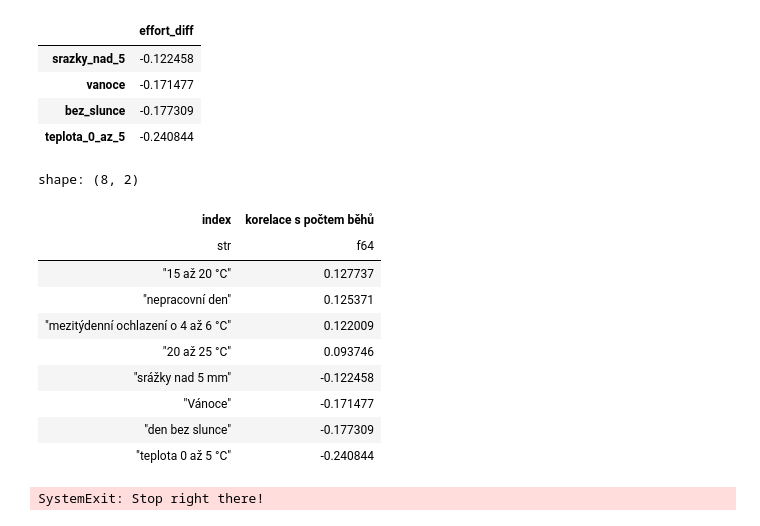
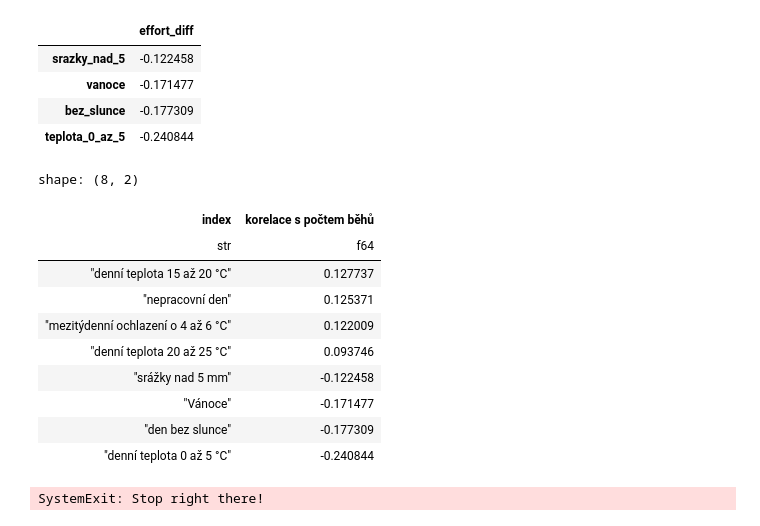
Before and after one commit to DataRozhlas/strava, a Jupyter notebook: 104_co_laka_behat.ipynb, the cells around one changed output. Saved outputs shown, nothing was run; the diff lists cells and outputs as text; code cells hidden in the pictures.

```diff
--- a/104_co_laka_behat.ipynb
+++ b/104_co_laka_behat.ipynb
@@ -808,37 +808,37 @@ pd.DataFrame(target_corr_sorted.tail(4))
 # %%
 korelace_graf = pl.concat(
     [
         pl.from_pandas(pd.DataFrame(target_corr_sorted.head(4)).reset_index()),
         pl.from_pandas(pd.DataFrame(target_corr_sorted.tail(4)).reset_index())
     ]
 ).rename(
     {'effort_diff':'korelace s počtem běhů'}
 ).with_columns(
     pl.col("index").str.replace_many(
         [
             'teplota_15_az_20','nepracovni','mezi_tyd_diff_-6_az_-4',"teplota_20_az_25","srazky_nad_5","vanoce","bez_slunce","teplota_0_az_5"
         ],
         [
-            '15 až 20 °C','nepracovní den','mezitýdenní ochlazení o 4 až 6 °C','20 až 25 °C','srážky nad 5 mm','Vánoce','den bez slunce','teplota 0 až 5 °C'
+            'denní teplota 15 až 20 °C','nepracovní den','mezitýdenní ochlazení o 4 až 6 °C','denní teplota 20 až 25 °C','srážky nad 5 mm','Vánoce','den bez slunce','denní teplota 0 až 5 °C'
         ]
     )
 )
 
 korelace_graf.write_json('data/korelace_behani.json')
 
 korelace_graf
 # %% [output]
 shape: (8, 2)
 | index | korelace s počtem běhů |
 | str | f64 |
-| "15 až 20 °C" | 0.127737 |
+| "denní teplota 15 až 20 °C" | 0.127737 |
 | "nepracovní den" | 0.125371 |
 | "mezitýdenní ochlazení o 4 až 6 °C" | 0.122009 |
-| "20 až 25 °C" | 0.093746 |
+| "denní teplota 20 až 25 °C" | 0.093746 |
 | "srážky nad 5 mm" | -0.122458 |
 | "Vánoce" | -0.171477 |
 | "den bez slunce" | -0.177309 |
-| "teplota 0 až 5 °C" | -0.240844 |
+| "denní teplota 0 až 5 °C" | -0.240844 |
 # %%
 raise SystemExit("Stop right there!")
 # %% [output]
```
Also changed, not shown: 11 other files.
